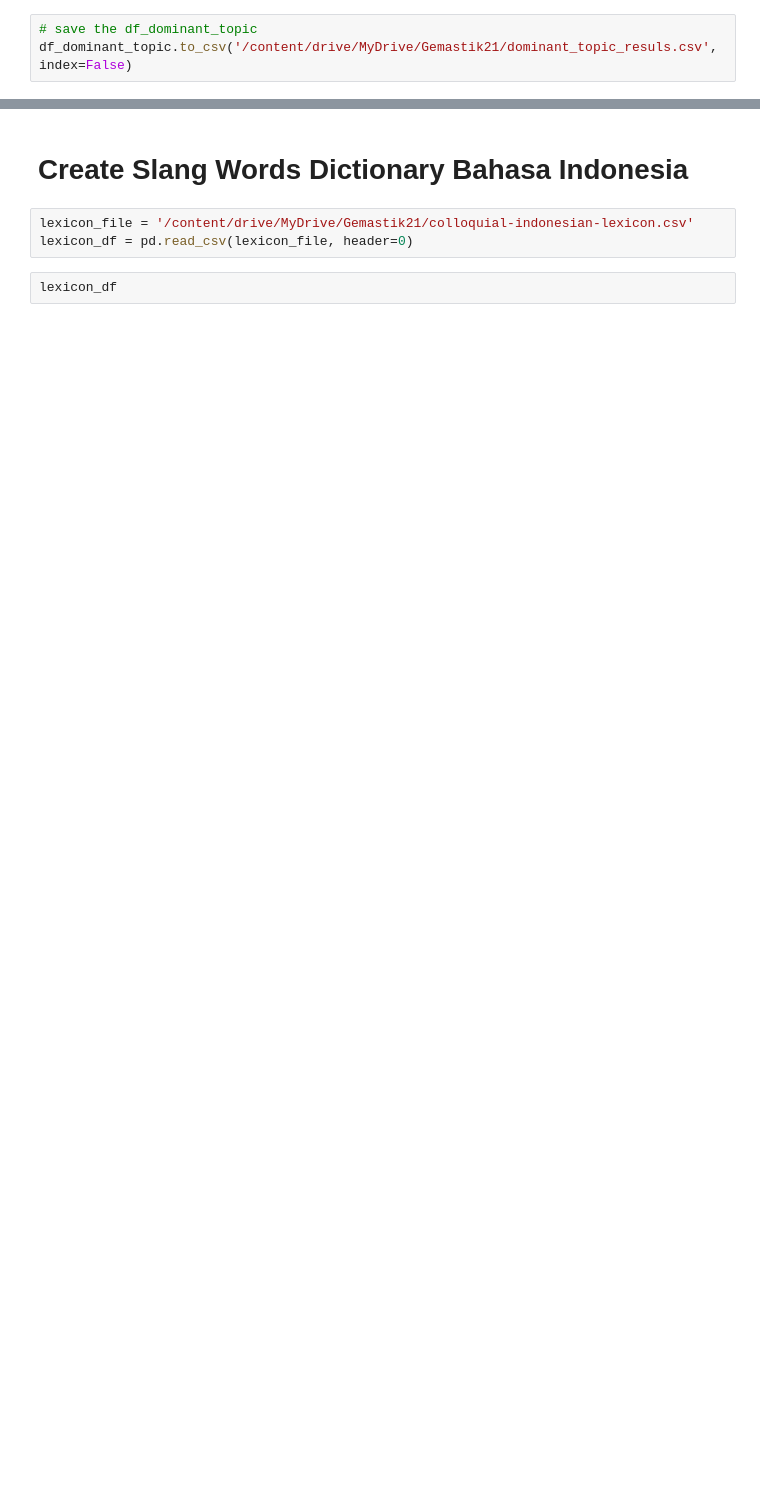
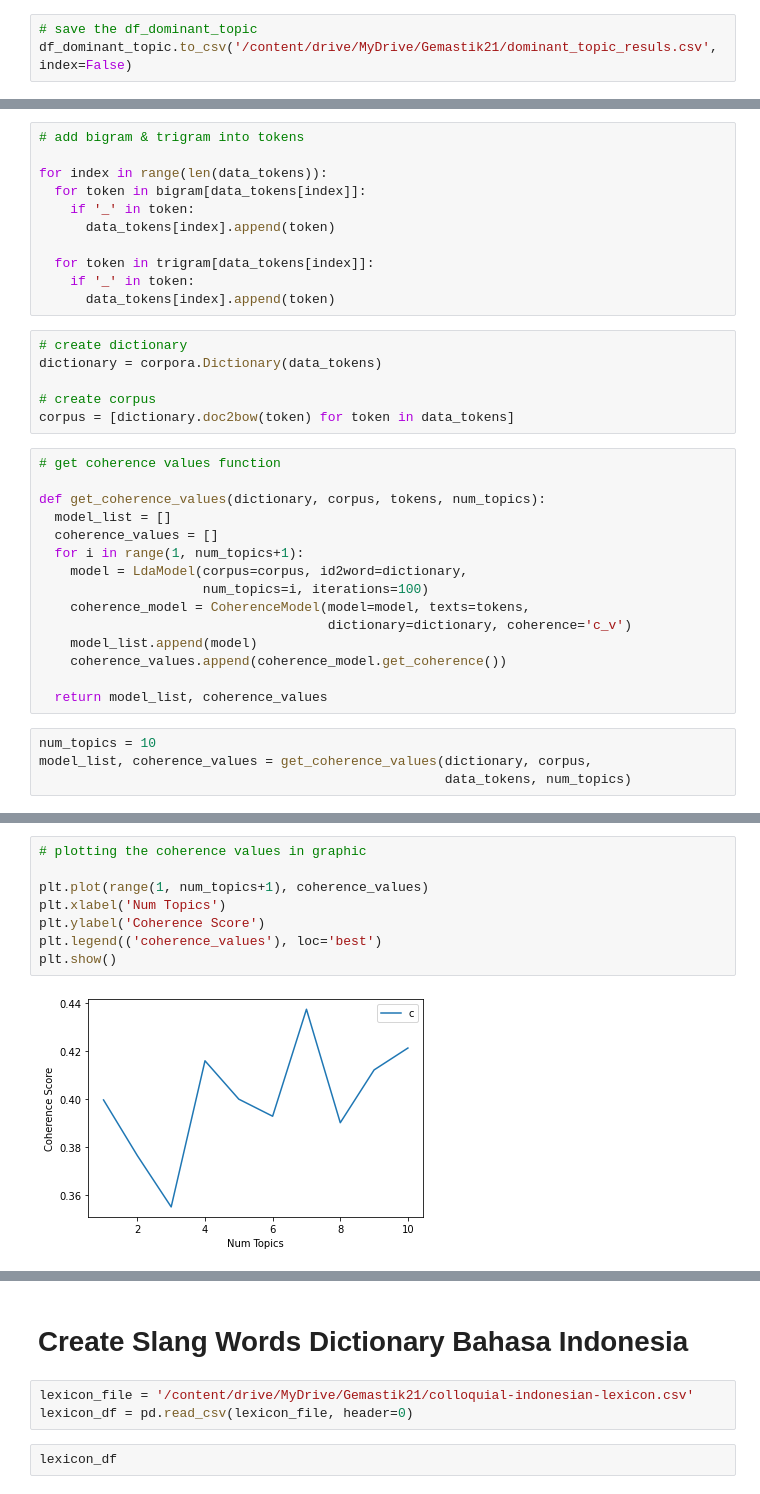
Before and after one commit to SokKanaTorajd/gemastik21, a Jupyter notebook: Topic-Modelling-Gemastik21.ipynb, the cells around one changed output, grey strips where cells are left out. Saved outputs shown, nothing was run; the diff lists cells and outputs as text; blank space fills up the shorter version.

Commit message:
update new result on Topic Modelling

```diff
--- a/Topic-Modelling-Gemastik21.ipynb
+++ b/Topic-Modelling-Gemastik21.ipynb
@@ -715,0 +787,36 @@ df_dominant_topic.to_csv('/content/drive/MyDrive/Gemastik21/dominant_topic_resul
+# %%
+# add bigram & trigram into tokens
+
+for index in range(len(data_tokens)):
+  for token in bigram[data_tokens[index]]:
+    if '_' in token:
+      data_tokens[index].append(token)
+
+  for token in trigram[data_tokens[index]]:
+    if '_' in token:
+      data_tokens[index].append(token)
+# %%
+# create dictionary
+dictionary = corpora.Dictionary(data_tokens)
+
+# create corpus
+corpus = [dictionary.doc2bow(token) for token in data_tokens]
+# %%
+# get coherence values function
+
+def get_coherence_values(dictionary, corpus, tokens, num_topics):
+  model_list = []
+  coherence_values = []
+  for i in range(1, num_topics+1):
+    model = LdaModel(corpus=corpus, id2word=dictionary,
+                     num_topics=i, iterations=100)
+    coherence_model = CoherenceModel(model=model, texts=tokens,
+                                     dictionary=dictionary, coherence='c_v')
+    model_list.append(model)
+    coherence_values.append(coherence_model.get_coherence())
+
+  return model_list, coherence_values
+# %%
+num_topics = 10
+model_list, coherence_values = get_coherence_values(dictionary, corpus,
+                                                    data_tokens, num_topics)
@@ -715,0 +841,10 @@ df_dominant_topic.to_csv('/content/drive/MyDrive/Gemastik21/dominant_topic_resul
+# %%
+# plotting the coherence values in graphic
+
+plt.plot(range(1, num_topics+1), coherence_values)
+plt.xlabel('Num Topics')
+plt.ylabel('Coherence Score')
+plt.legend(('coherence_values'), loc='best')
+plt.show()
+# %% [output]
+[figure, added]
```
Also changed, not shown: parts of 20 cells of this notebook.
